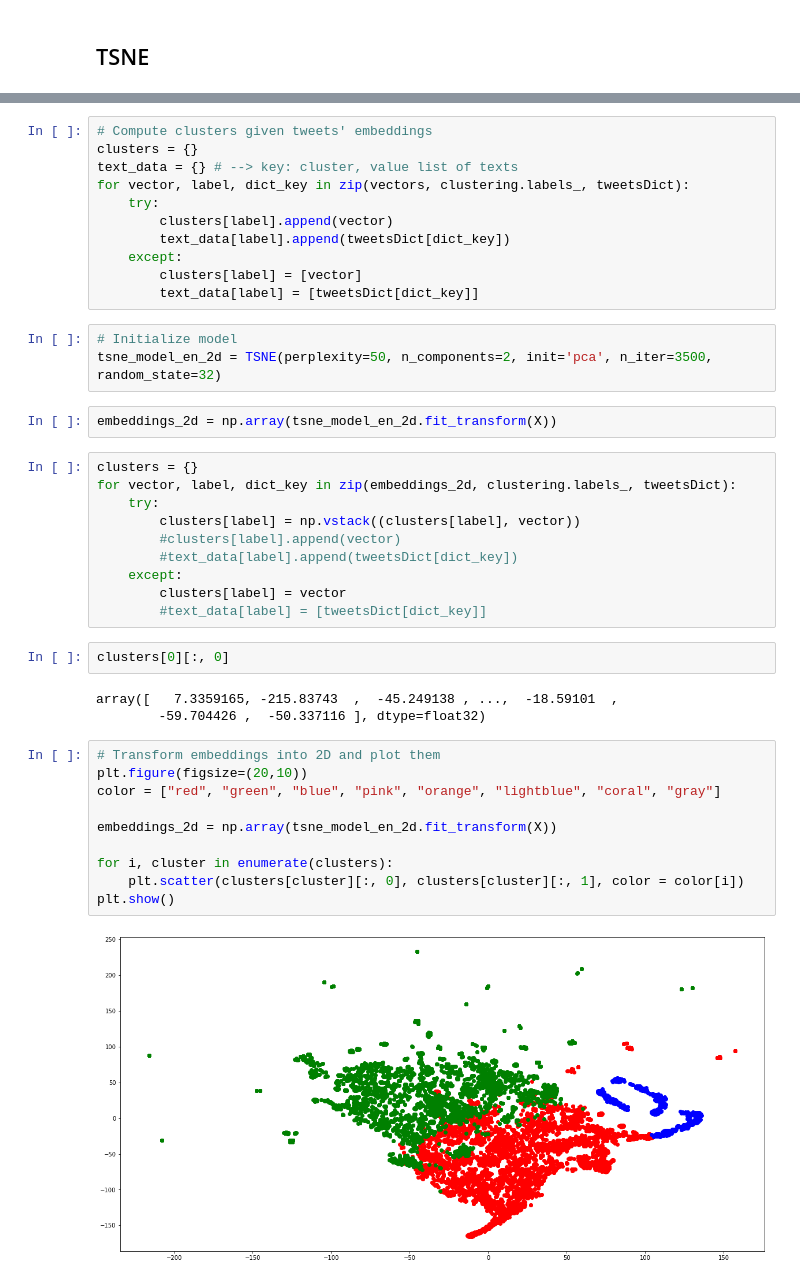
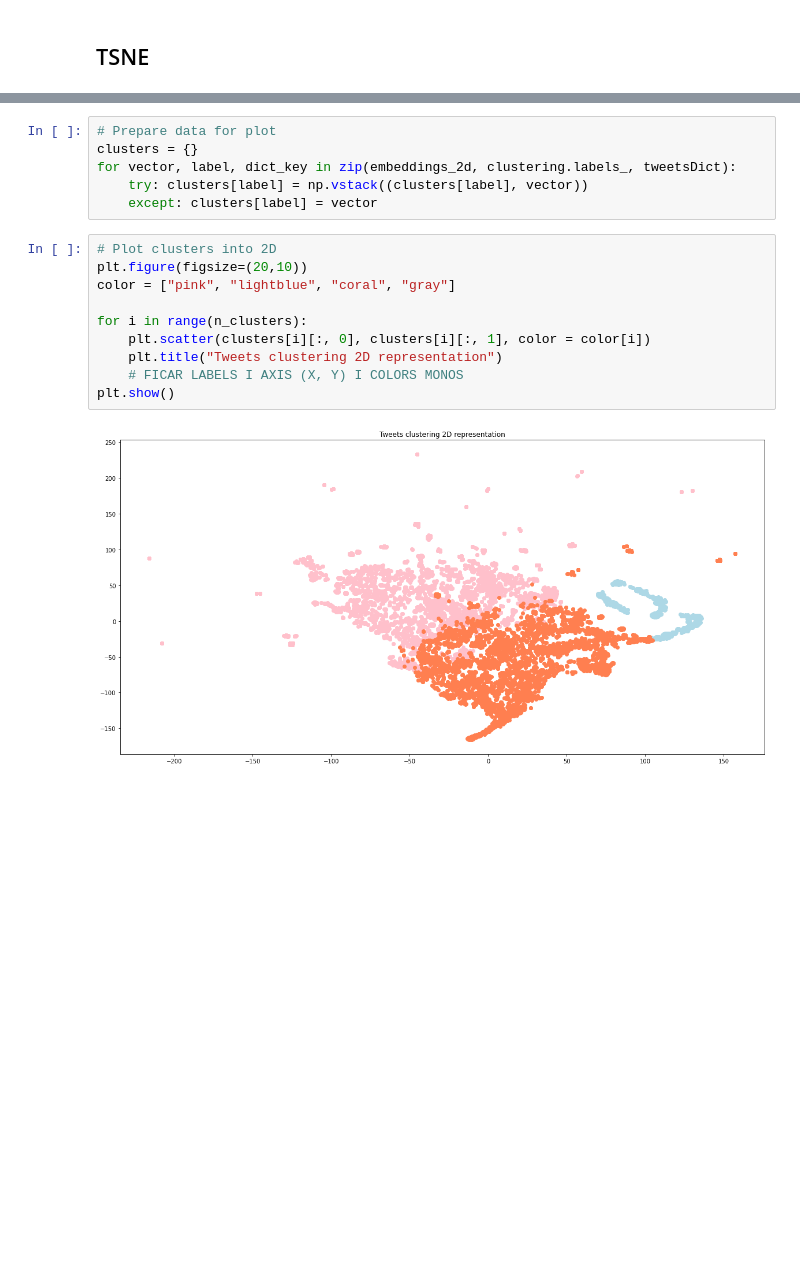
Before and after one commit to bertabenet/search_engine_IRWA2020, a Jupyter notebook: notebook/RQ1.ipynb, the cells around one changed output, grey strips where cells are left out. Saved outputs shown, nothing was run; the diff lists cells and outputs as text; blank space fills up the shorter version.

```diff
--- a/notebook/RQ1.ipynb
+++ b/notebook/RQ1.ipynb
@@ -63,43 +77,18 @@ assert(len(set(clustering.labels_)) == n_clusters)
 # %%
-# Compute clusters given tweets' embeddings
+# Prepare data for plot
 clusters = {}
-text_data = {} # --> key: cluster, value list of texts
-for vector, label, dict_key in zip(vectors, clustering.labels_, tweetsDict):
-    try:
-        clusters[label].append(vector)
-        text_data[label].append(tweetsDict[dict_key])
-    except:
-        clusters[label] = [vector]
-        text_data[label] = [tweetsDict[dict_key]]
+for vector, label, dict_key in zip(embeddings_2d, clustering.labels_, tweetsDict):
+    try: clusters[label] = np.vstack((clusters[label], vector))
+    except: clusters[label] = vector
-# %%
-# Initialize model
-tsne_model_en_2d = TSNE(perplexity=50, n_components=2, init='pca', n_iter=3500, random_state=32)
-# %%
-embeddings_2d = np.array(tsne_model_en_2d.fit_transform(X))
-# %%
-clusters = {}
-for vector, label, dict_key in zip(embeddings_2d, clustering.labels_, tweetsDict):
-    try:
-        clusters[label] = np.vstack((clusters[label], vector))
-        #clusters[label].append(vector)
-        #text_data[label].append(tweetsDict[dict_key])
-    except:
-        clusters[label] = vector
-        #text_data[label] = [tweetsDict[dict_key]]
-# %%
-clusters[0][:, 0]
-# %% [output]
-array([   7.3359165, -215.83743  ,  -45.249138 , ...,  -18.59101  ,
-        -59.704426 ,  -50.337116 ], dtype=float32)
 # %%
-# Transform embeddings into 2D and plot them
+# Plot clusters into 2D
 plt.figure(figsize=(20,10))
-color = ["red", "green", "blue", "pink", "orange", "lightblue", "coral", "gray"]
+color = ["pink", "lightblue", "coral", "gray"]
 
-embeddings_2d = np.array(tsne_model_en_2d.fit_transform(X))
-
-for i, cluster in enumerate(clusters):
-    plt.scatter(clusters[cluster][:, 0], clusters[cluster][:, 1], color = color[i])
+for i in range(n_clusters):
+    plt.scatter(clusters[i][:, 0], clusters[i][:, 1], color = color[i])
+    plt.title("Tweets clustering 2D representation")
+    # FICAR LABELS I AXIS (X, Y) I COLORS MONOS
 plt.show()
 # %% [output]
-[figure, old version]
+[figure, new version]
```
Also changed, not shown: parts of 14 cells of this notebook, 3 other files.
